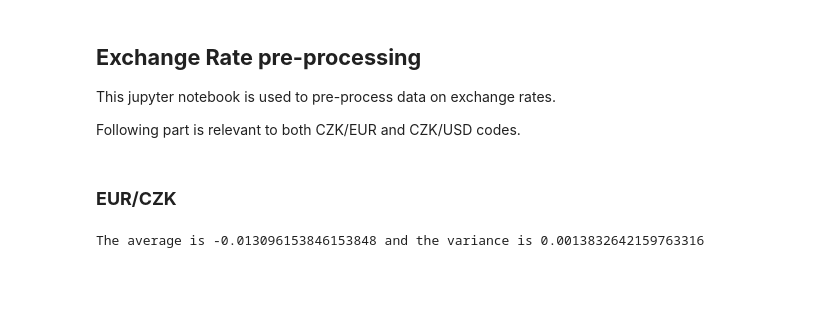
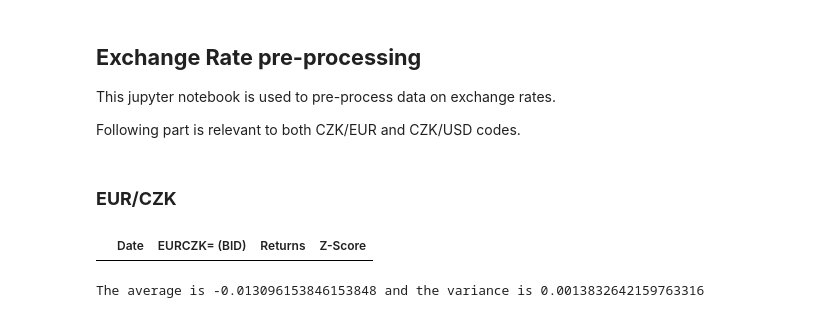
Before and after one commit to JachymS/FIRE_Rule_from_a_Perspective_of_a_Czech_Retail_Investor, a Jupyter notebook: processing/Exchange_rate_processing.ipynb, the cells around one changed output. Cells and saved outputs as stored; diff of their text form; code cells hidden in the pictures; blank space fills up the shorter version.

```diff
--- a/processing/Exchange_rate_processing.ipynb
+++ b/processing/Exchange_rate_processing.ipynb
@@ -26,6 +26,21 @@ eur_czk = eur_czk.sort_values(by="Date").reset_index().drop("index", axis=1)
 eur_czk["Returns"] = np.nan
 for i in range(1,len(eur_czk)):
     eur_czk.loc[i, "Returns"] = np.round((eur_czk.loc[i, "EURCZK= (BID)"] - eur_czk.loc[i-1, "EURCZK= (BID)"]) / np.abs(eur_czk.loc[i-1, "EURCZK= (BID)"]), 4)
+# %%
+# Check for Outliers
+# Calculate mean, std
+eur_std = np.std(eur_czk["Returns"])
+eur_mean = np.mean(eur_czk["Returns"])
+
+# Calculate Z-Score
+eur_czk["Z-Score"] = np.nan
+for i in range(len(eur_czk)):
+    eur_czk.loc[i, "Z-Score"] = ((eur_czk.loc[i, "Returns"] - eur_mean) / eur_std)
+
+# Print out Outliers
+eur_czk[np.abs(eur_czk["Z-Score"])>3] # Empty hence no outliers
+# %% [output]
+|  | Date | EURCZK= (BID) | Returns | Z-Score |
 # %%
 # Export back to Excel
 eur_czk.to_excel("/Users/jachymsvejda/Documents/GitHub/FIRE_Rule_from_a_Perspective_of_a_Czech_Retail_Investor/data/exchange_rates/EUR_CZK.xlsx")
```
Also changed, not shown: parts of 1 cell of this notebook, 8 other files.
